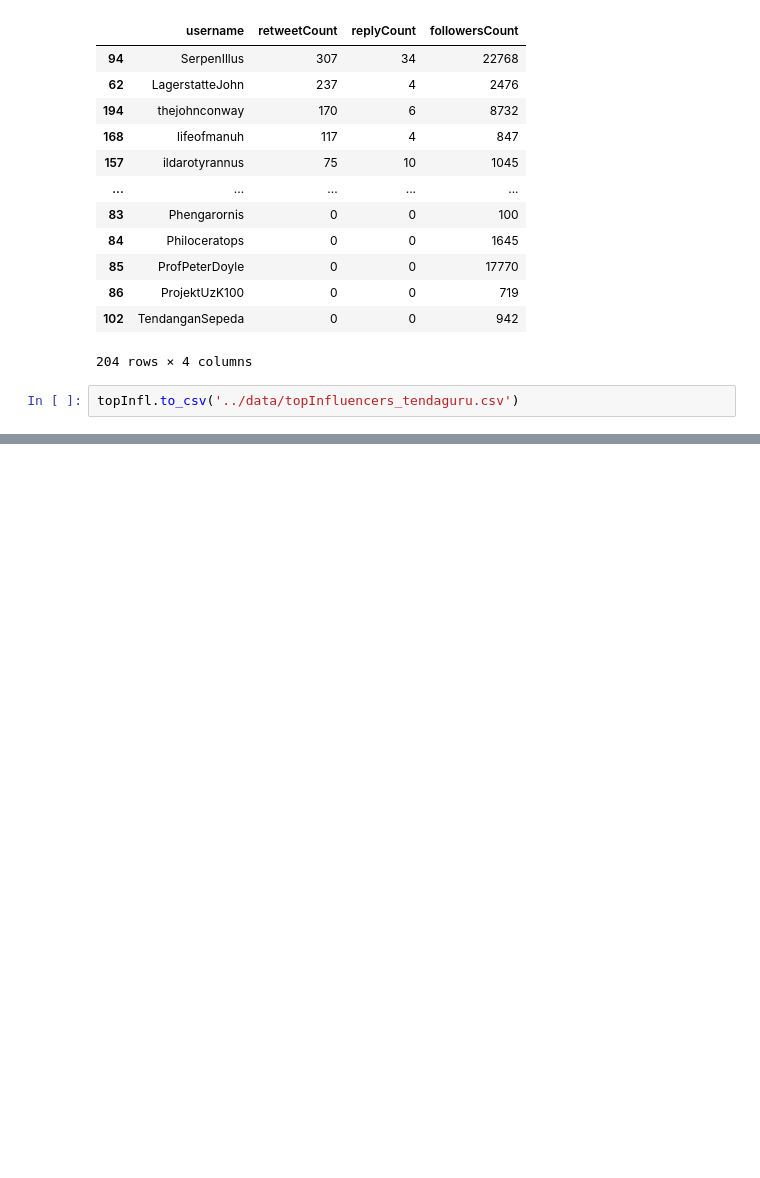
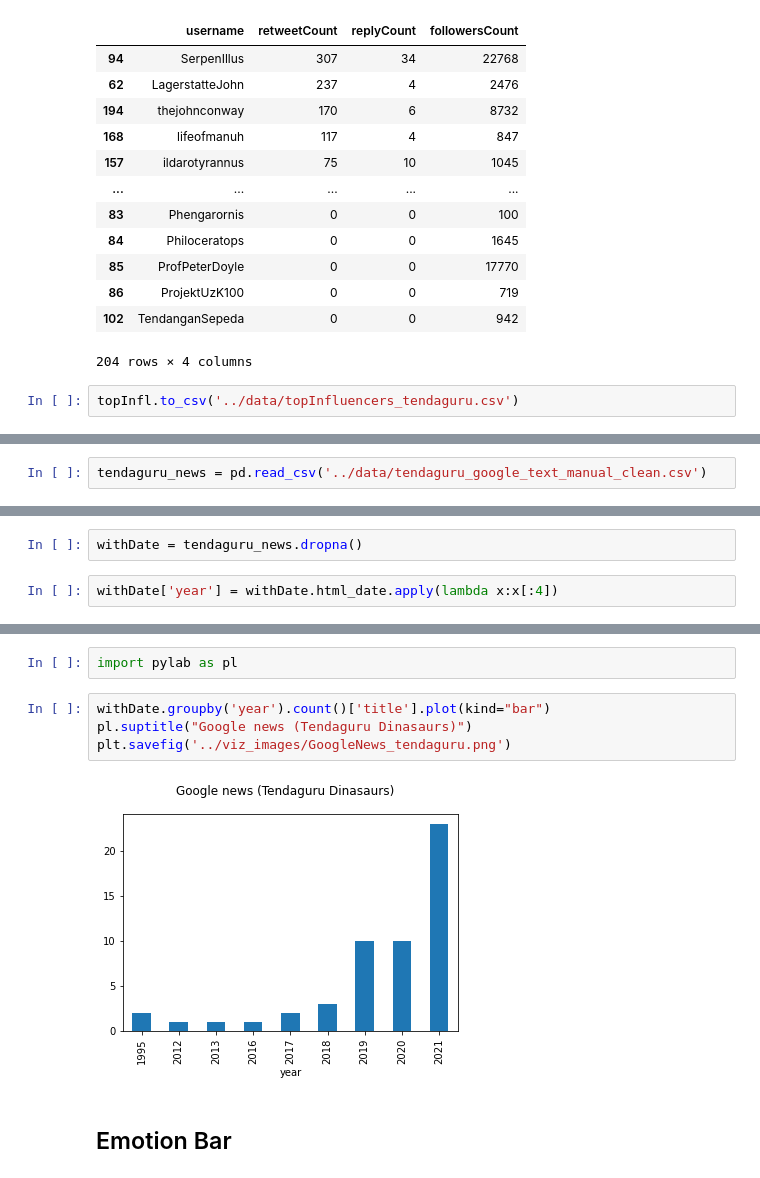
Before and after one commit to TamatiB/restitution_africa2021, a Jupyter notebook: notebooks/viz_tendaguru.ipynb, the cells around one changed output, grey strips where cells are left out. Drawn from its saved outputs; the diff is of its cells as text; blank space fills up the shorter version.

```diff
--- a/notebooks/viz_tendaguru.ipynb
+++ b/notebooks/viz_tendaguru.ipynb
@@ -496,0 +584,2 @@ plt.savefig('topInfluencers_tendaguru.png')
+# %%
+tendaguru_news = pd.read_csv('../data/tendaguru_google_text_manual_clean.csv')
@@ -496,0 +599,4 @@ plt.savefig('topInfluencers_tendaguru.png')
+# %%
+withDate = tendaguru_news.dropna()
+# %%
+withDate['year'] = withDate.html_date.apply(lambda x:x[:4])
@@ -496,0 +623,10 @@ plt.savefig('topInfluencers_tendaguru.png')
+# %%
+import pylab as pl
+# %%
+withDate.groupby('year').count()['title'].plot(kind="bar")
+pl.suptitle("Google news (Tendaguru Dinasaurs)")
+plt.savefig('../viz_images/GoogleNews_tendaguru.png')
+# %% [output]
+[figure, added]
+# %% [markdown]
+## Emotion Bar
```
Also changed, not shown: parts of 32 cells of this notebook, 26 other files.
